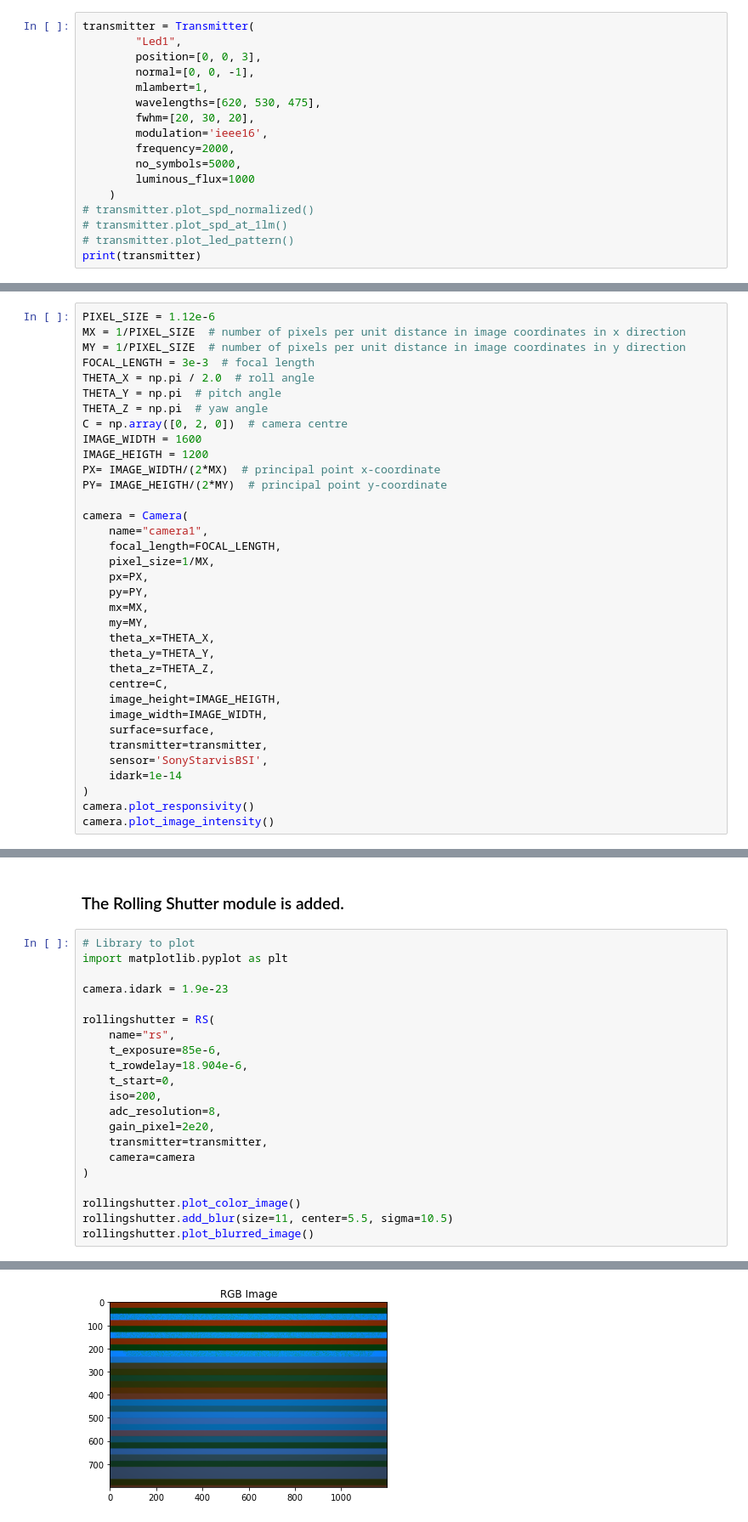
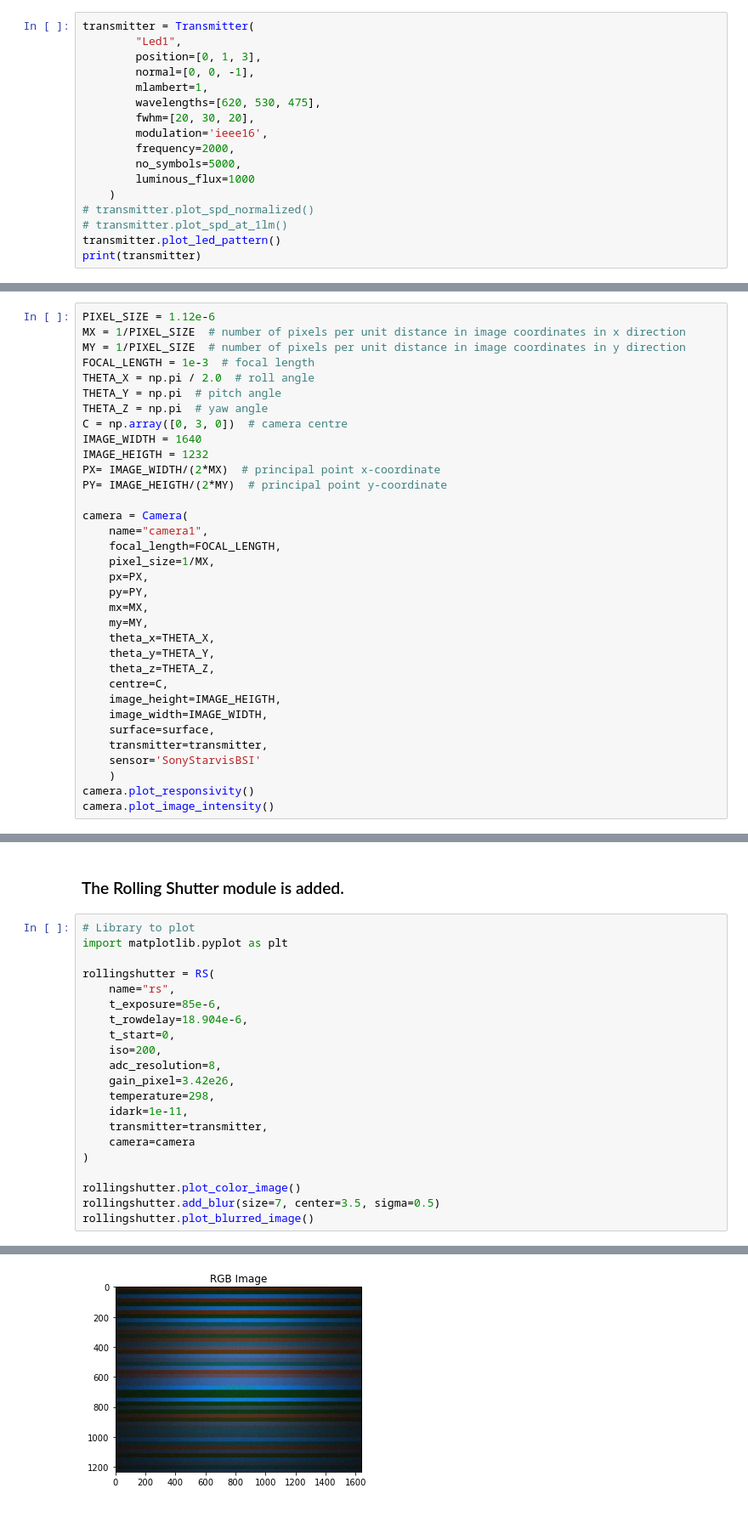
Before and after one commit to jufgutierrezgo/rs-vlc-model, a Jupyter notebook: simulation-configA.ipynb, the cells around one changed output, grey strips where cells are left out. Shown at 85% size. Saved outputs shown, nothing was run; the diff lists cells and outputs as text.

```diff
--- a/simulation-configA.ipynb
+++ b/simulation-configA.ipynb
@@ -18,7 +18,7 @@ import numpy as np
 # %%
 transmitter = Transmitter(
         "Led1",
-        position=[0, 0, 3],
+        position=[0, 1, 3],
         normal=[0, 0, -1],
         mlambert=1,
         wavelengths=[620, 530, 475],
@@ -30,6 +30,6 @@ transmitter = Transmitter(
     )
 # transmitter.plot_spd_normalized()
 # transmitter.plot_spd_at_1lm()
-# transmitter.plot_led_pattern()
+transmitter.plot_led_pattern()
 print(transmitter)
 # %% [output]
@@ -77,13 +78,13 @@ Area: 16.0
 PIXEL_SIZE = 1.12e-6
 MX = 1/PIXEL_SIZE  # number of pixels per unit distance in image coordinates in x direction
 MY = 1/PIXEL_SIZE  # number of pixels per unit distance in image coordinates in y direction
-FOCAL_LENGTH = 3e-3  # focal length
+FOCAL_LENGTH = 1e-3  # focal length
 THETA_X = np.pi / 2.0  # roll angle
 THETA_Y = np.pi  # pitch angle
 THETA_Z = np.pi  # yaw angle
-C = np.array([0, 2, 0])  # camera centre
-IMAGE_WIDTH = 1600
-IMAGE_HEIGTH = 1200
+C = np.array([0, 3, 0])  # camera centre
+IMAGE_WIDTH = 1640
+IMAGE_HEIGTH = 1232
 PX= IMAGE_WIDTH/(2*MX)  # principal point x-coordinate
 PY= IMAGE_HEIGTH/(2*MY)  # principal point y-coordinate
 
@@ -103,9 +104,8 @@ camera = Camera(
     image_width=IMAGE_WIDTH,
     surface=surface,
     transmitter=transmitter,
-    sensor='SonyStarvisBSI',
-    idark=1e-14
-)
+    sensor='SonyStarvisBSI'
+    )
 camera.plot_responsivity()
 camera.plot_image_intensity()
 # %% [output]
@@ -161,8 +141,6 @@ plt.image.imsave('name.png', gray_array_scaled, cmap='gray')
 # %%
 # Library to plot
 import matplotlib.pyplot as plt
-
-camera.idark = 1.9e-23
 
 rollingshutter = RS(
     name="rs",
@@ -171,13 +149,15 @@ rollingshutter = RS(
     t_start=0,
     iso=200,
     adc_resolution=8,
-    gain_pixel=2e20,
+    gain_pixel=3.42e26,
+    temperature=298,
+    idark=1e-11,
     transmitter=transmitter,
     camera=camera
 )
 
 rollingshutter.plot_color_image()
-rollingshutter.add_blur(size=11, center=5.5, sigma=10.5)
+rollingshutter.add_blur(size=7, center=3.5, sigma=0.5)
 rollingshutter.plot_blurred_image()
 # %% [output]
 Row bins:
@@ -188,2 +174,2 @@ Maximum value of Bayer image:
-[figure, old version]
+[figure, new version]
 Adding blur effect ...
```
Also changed, not shown: parts of 7 cells of this notebook, 8 other files.
